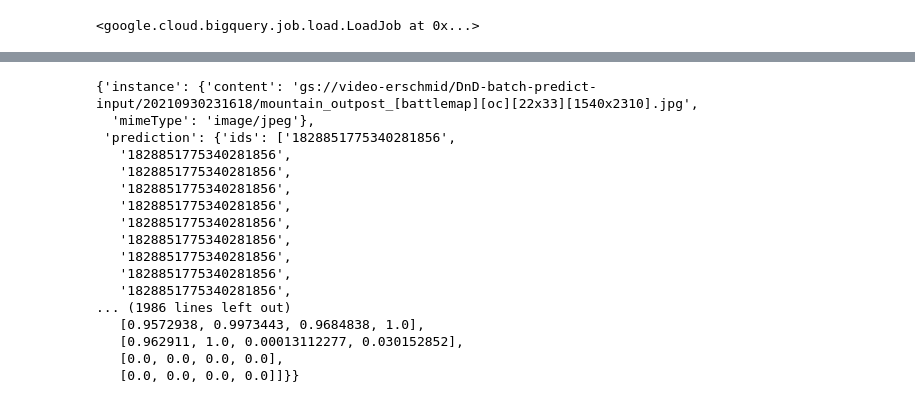
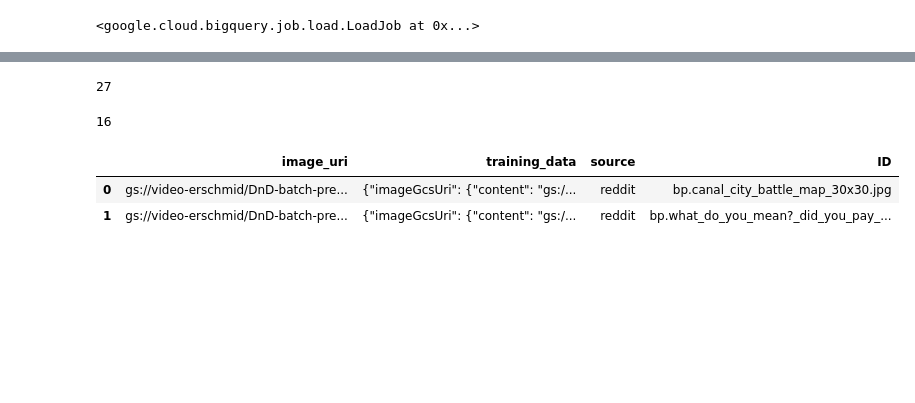
Before and after one commit to telpirion/FantasyMaps, a Jupyter notebook: notebooks/bigquery-management.ipynb, the cells around one changed output, grey strips where cells are left out. Cells and saved outputs as stored; diff of their text form; code cells hidden in the pictures; blank space fills up the shorter version.

Commit message:
feat: uses converter from BP to training data

```diff
--- a/notebooks/bigquery-management.ipynb
+++ b/notebooks/bigquery-management.ipynb
@@ -142,0 +166,2 @@ job.result()
+# %%
+batch_predict_prefix = "DnD-batch-predict-input"
@@ -143,4 +184,10 @@ job.result()
 # %%
-batch_prediction_data_blob = bucket.get_blob(batch_predict_data)
-bp_blob_bytes = batch_prediction_data_blob.download_as_bytes()
-bp_str = bp_blob_bytes.decode('utf-8')
+output_data = ""
+for output_file in output_files:
+    batch_prediction_data_blob = bucket.get_blob(output_file)
+    bp_blob_bytes = batch_prediction_data_blob.download_as_bytes()
+    bp_str = bp_blob_bytes.decode('utf-8')
+    output_data += bp_str
+
+    print(f"Processing {output_file}...")
+    print(f"Length of data: {len(output_data)}")
@@ -147,22 +199,41 @@ bp_str = bp_blob_bytes.decode('utf-8')
 # %%
-bp_data_rows = bp_str.split('\n')
-#print(bp_data_rows[0])
-json.loads(bp_data_rows[0])
+bp_data_rows = output_data.split('\n')
+print(len(bp_data_rows))
 # %% [output]
-{'instance': {'content': 'gs://video-erschmid/DnD-batch-predict-input/20210930231618/mountain_outpost_[battlemap][oc][22x33][1540x2310].jpg',
-  'mimeType': 'image/jpeg'},
- 'prediction': {'ids': ['1828851775340281856',
-   '1828851775340281856',
-   '1828851775340281856',
-   '1828851775340281856',
-   '1828851775340281856',
-   '1828851775340281856',
-   '1828851775340281856',
-   '1828851775340281856',
-   '1828851775340281856',
-   '1828851775340281856',
-... (1986 lines left out)
-   [0.9572938, 0.9973443, 0.9684838, 1.0],
-   [0.962911, 1.0, 0.00013112277, 0.030152852],
-   [0.0, 0.0, 0.0, 0.0],
-   [0.0, 0.0, 0.0, 0.0]]}}
+27
+# %%
+import pandas as pd
+import json
+from fantasy_maps import converter
+
+bp_data_list = []
+
+# List-row format: image_uri, training_data, source, ID
+columns = ['image_uri', 'training_data', 'source', 'ID']
+
+for row in bp_data_rows:
+    try:
+        row_json = json.loads(row)
+        image_gcs_uri = row_json['instance']['content']
+        image_name = image_gcs_uri.split('/')[-1]
+        image_id = f"bp.{image_name.lower()}"
+        source = "reddit"
+
+        # Convert BP output to training inputs
+        processed_row = converter.convert_batch_predictions_to_training_data(row_json, 0.4)
+
+        if processed_row == None:
+            continue
+        else:
+            bp_data_list.append([image_gcs_uri, json.dumps(processed_row), source, image_id])
+    except:
+        continue
+
+df = pd.DataFrame(bp_data_list, columns=columns)
+print(df.size)
+df.head(2)
+# %% [output]
+16
+|  | image_uri | training_data | source | ID |
+| 0 | gs://video-erschmid/DnD-batch-pre... | {"imageGcsUri": {"content": "gs:/... | reddit | bp.canal_city_battle_map_30x30.jpg |
+| 1 | gs://video-erschmid/DnD-batch-pre... | {"imageGcsUri": {"content": "gs:/... | reddit | bp.what_do_you_mean?_did_you_pay_... |
```
Also changed, not shown: parts of 13 cells of this notebook, 1 other file.
